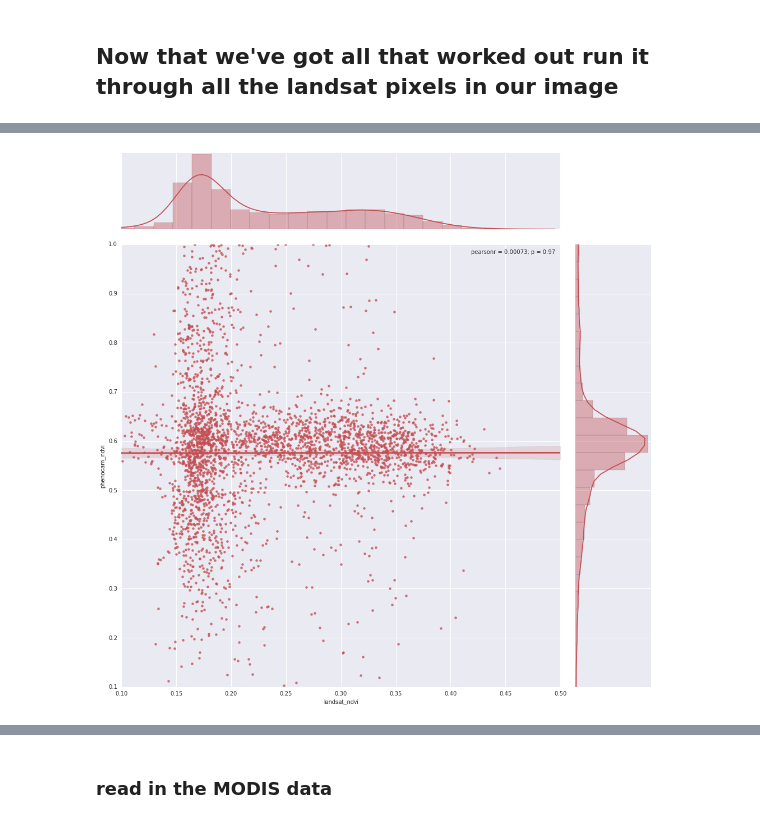
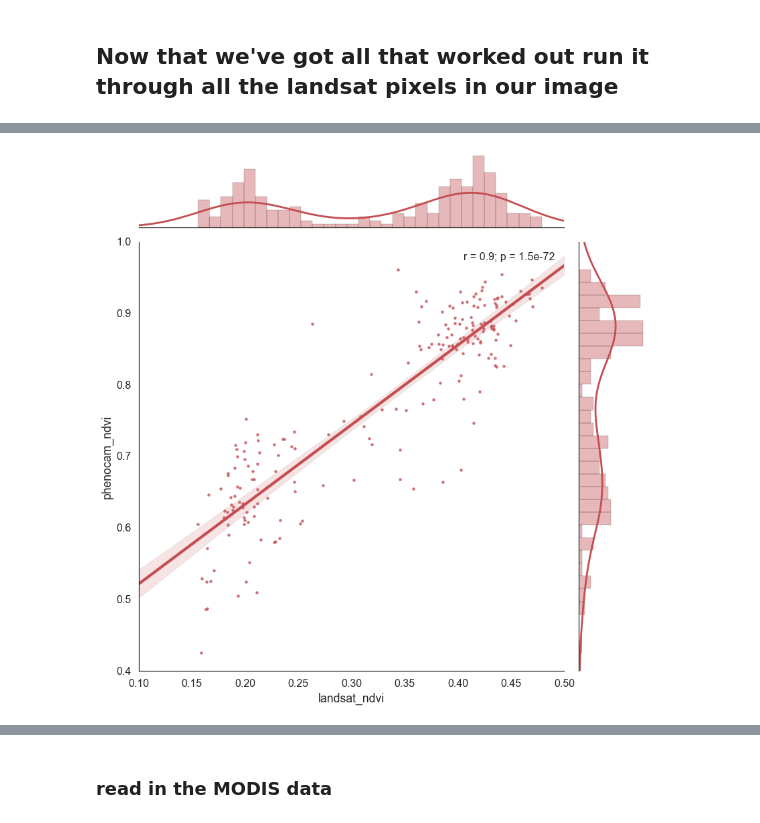
Before and after one commit to ColinTalbert/pyphenocam, a Jupyter notebook: notebooks/overlay_nationalelkrefuge/Aspect and Angle calculation.ipynb, the cells around one changed output, grey strips where cells are left out. Saved outputs shown, nothing was run; the diff lists cells and outputs as text; code cells hidden in the pictures.

```diff
--- a/notebooks/overlay_nationalelkrefuge/Aspect and Angle calculation.ipynb
+++ b/notebooks/overlay_nationalelkrefuge/Aspect and Angle calculation.ipynb
@@ -34,27 +37,30 @@ site = pyphenocam.dataaccess.get_site(site_name)
 site.x, site.y
 # %% [output]
 (-110.737824, 43.488931)
+# %%
+year = 2016
+jday = 153
 # %% [markdown]
 ### Read in landsat data
 # %%
+%matplotlib inline
 landsat_dname = os.path.join(base_dname, 'Landsat')
 scene_name = [f for f in os.listdir(landsat_dname) if f.startswith('LC')][0]
 
-landsat_dname = os.path.join(landsat_dname, 'Subset')
-landsat_fname = os.path.join(landsat_dname, 'landsat_subset.tif')
+landsat_dname = os.path.join(landsat_dname, 'SceneSubset')
+landsat_fname = os.path.join(landsat_dname, scene_name[:9]+'{}{}LGN00_ndvi.tif'.format(year, jday))
+scene_name = os.path.split(landsat_fname)[1].split('_')[0]
 
 landsat = rasterio.open(landsat_fname)
 landsat_data = np.squeeze(landsat.read(masked=True))
 
-utm_zone = landsat.crs_wkt.split('UTM zone ')[1].split('N"')[0]
+utm_zone = landsat.crs.wkt.split('UTM zone ')[1].split('N"')[0]
 landsat_proj = ccrs.UTM(zone=utm_zone, globe=ccrs.Globe(datum='WGS84',
                                               ellipse='WGS84'))
 landsat_extents = [landsat.bounds.left, landsat.bounds.right,
                    landsat.bounds.bottom, landsat.bounds.top]
 
 print scene_name
-
-%matplotlib inline
 fig = plt.figure(figsize=(10, 10))
 ax = plt.axes(projection=landsat_proj)
 
@@ -546,0 +825,3 @@ data
+# %%
+import pandas as pd
+data = pd.read_csv(os.path.join(base_dname, scene_name + "_results.csv"))
@@ -547,8 +957,19 @@ data
+# %%
+big_pix_data = data[data.photopixelcount>300]
 # %%
 import seaborn as sns
-sns.set(style="darkgrid", color_codes=True)
+sns.set(style="white", color_codes=True)
+sns.set_context("poster")
 
-g = sns.jointplot("landsat_ndvi", "phenocam_ndvi", data=data, kind="reg",
-                  xlim=(0.1, 0.5), ylim=(0.1, 1.), color="r", size=14)
+d = big_pix_data
+g = sns.jointplot("landsat_ndvi", "phenocam_ndvi", data=d, kind="reg",
+                  xlim=(0.1, 0.5), ylim=(0.4, 1.),
+                  color="r", size=12,
+                  marginal_kws=dict(bins=30),
+                  annot_kws=dict(stat="r"))
+# plt.gca().plot(ys[:,0], ys[:,1], 'blue', linewidth=2, alpha=0.5)
+
+fig = plt.gcf()
+fig.savefig(os.path.join(r"J:\Projects\NCCSC\phenocam\Doc\Presentation", "CorrelationAllPoints_big_pix_data.jpg"), dpi=270)
 # %% [output]
-[figure, old version]
+[figure, new version]
```
Also changed, not shown: parts of 57 cells of this notebook, 1 other file.
